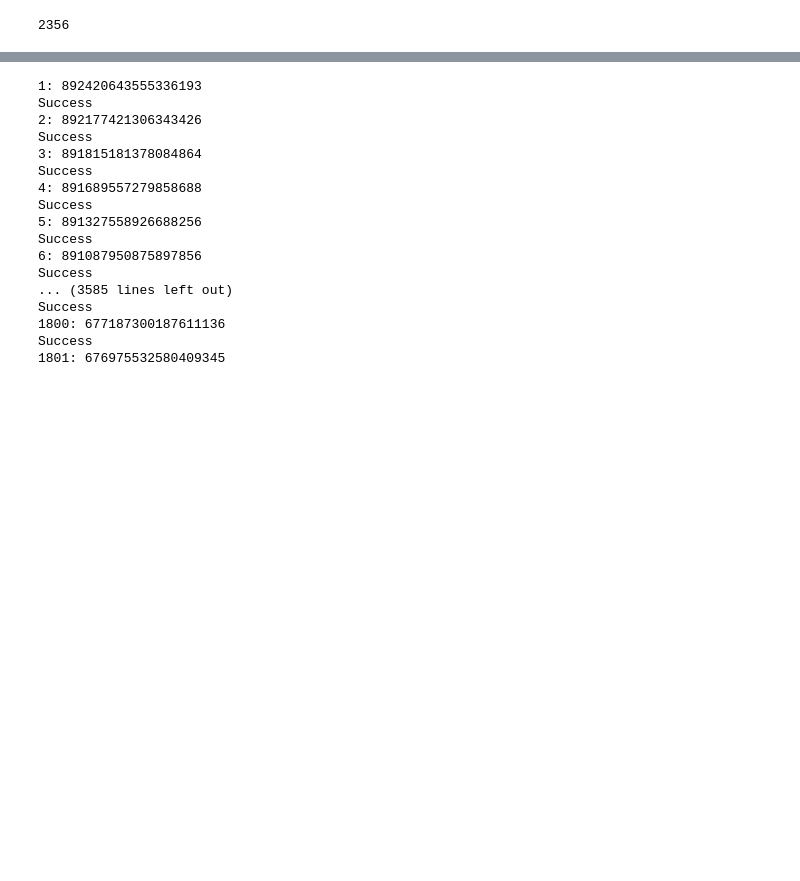
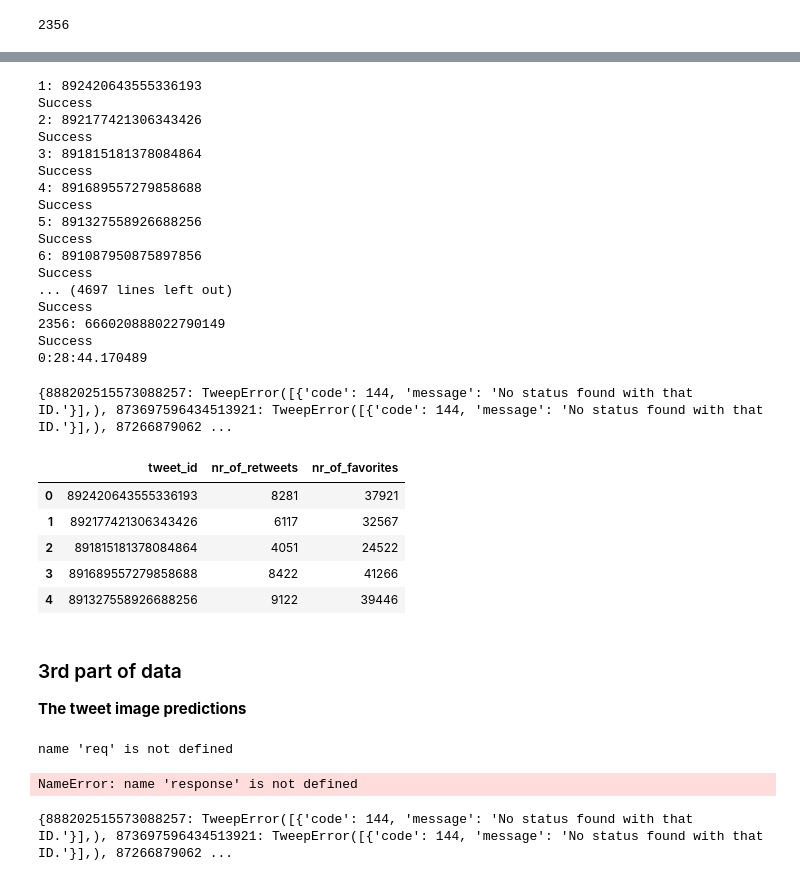
Before and after one commit to EllenZhangYarong/DataScience, a Jupyter notebook: DAND/CapstoneProjects/Project3_Twitter_WeRateDogs/wrangle_act.ipynb, the cells around one changed output, grey strips where cells are left out. Cells and saved outputs as stored; diff of their text form; code cells hidden in the pictures; blank space fills up the shorter version.

```diff
--- a/DAND/CapstoneProjects/Project3_Twitter_WeRateDogs/wrangle_act.ipynb
+++ b/DAND/CapstoneProjects/Project3_Twitter_WeRateDogs/wrangle_act.ipynb
@@ -57,7 +69,7 @@ import timeit
 # Query Twitter's API for JSON data for each tweet ID in the Twitter archive
 count = 0
 fails_dict = {}
-start = timeit.Timer()
+start = a = datetime.datetime.now()
 # Save each tweet's returned JSON as a new line in a .txt file
 with open('tweet_json.txt', 'w') as outfile:
     # This loop will likely take 20-30 minutes to run because of Twitter's rate limit
@@ -73,9 +85,10 @@ with open('tweet_json.txt', 'w') as outfile:
             print("Fail")
             fails_dict[tweet_id] = e
             pass
-end = timeit.Timer()
+
+
+end = datetime.datetime.now()
 print(end - start)
-print(fails_dict)
 # %% [output]
 1: 892420643555336193
 Success
@@ -89,8 +102,12 @@ Success
 Success
 6: 891087950875897856
 Success
-... (3585 lines left out)
+... (4697 lines left out)
 Success
-1800: 677187300187611136
+2356: 666020888022790149
 Success
-1801: 676975532580409345
+0:28:44.170489
+# %%
+print(fails_dict)
+# %% [output]
+{888202515573088257: TweepError([{'code': 144, 'message': 'No status found with that ID.'}],), 873697596434513921: TweepError([{'code': 144, 'message': 'No status found with that ID.'}],), 87266879062 ...
@@ -96,0 +136,29 @@ Success
+# %%
+tweet_json_data_df = pd.read_csv('tween_json_data.csv')
+tweet_json_data_df.head()
+# %% [output]
+|  | tweet_id | nr_of_retweets | nr_of_favorites |
+| 0 | 892420643555336193 | 8281 | 37921 |
+| 1 | 892177421306343426 | 6117 | 32567 |
+| 2 | 891815181378084864 | 4051 | 24522 |
+| 3 | 891689557279858688 | 8422 | 41266 |
+| 4 | 891327558926688256 | 9122 | 39446 |
+# %% [markdown]
+### 3rd part of data
+
+**The tweet image predictions**
+# %%
+try:
+    response = req.get('https://d17h27t6h515a5.cloudfront.net/topher/2017/August/599fd2ad_image-predictions/image-predictions.tsv')
+except Exception as e:
+    print(e)
+
+with open('image_predictions.tsv', mode = 'wb') as file:
+    file.write(response.content)
+# %% [output]
+name 'req' is not defined
+NameError: name 'response' is not defined
+# %%
+print(fails_dict)
+# %% [output]
+{888202515573088257: TweepError([{'code': 144, 'message': 'No status found with that ID.'}],), 873697596434513921: TweepError([{'code': 144, 'message': 'No status found with that ID.'}],), 87266879062 ...
```
Also changed, not shown: parts of 12 cells of this notebook, 3 other files.
